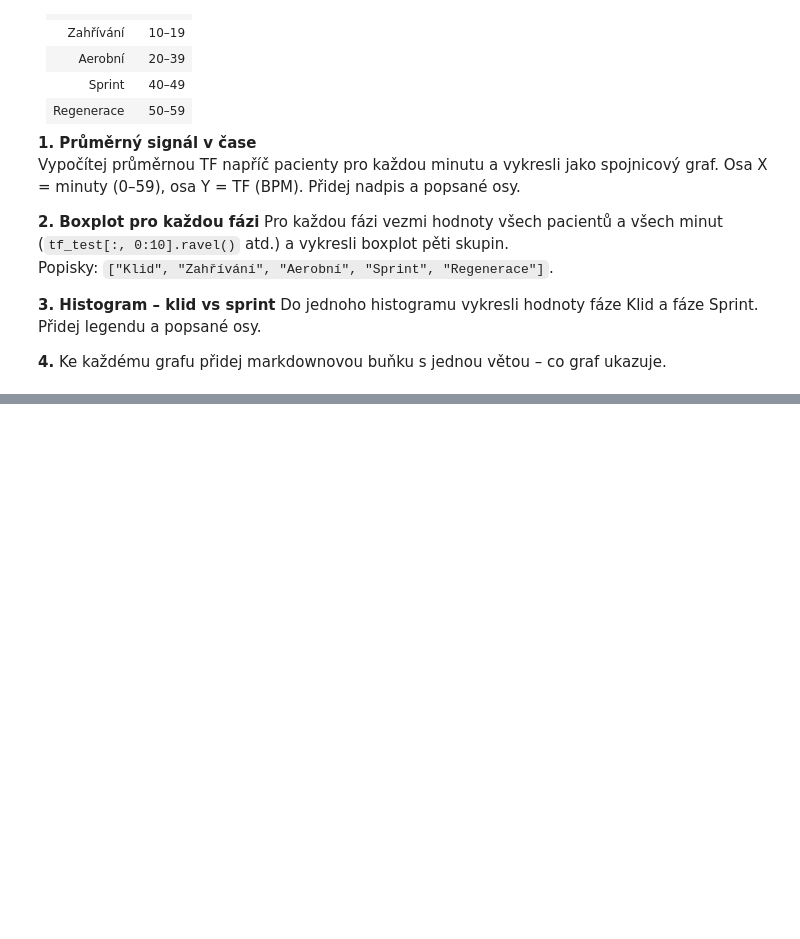
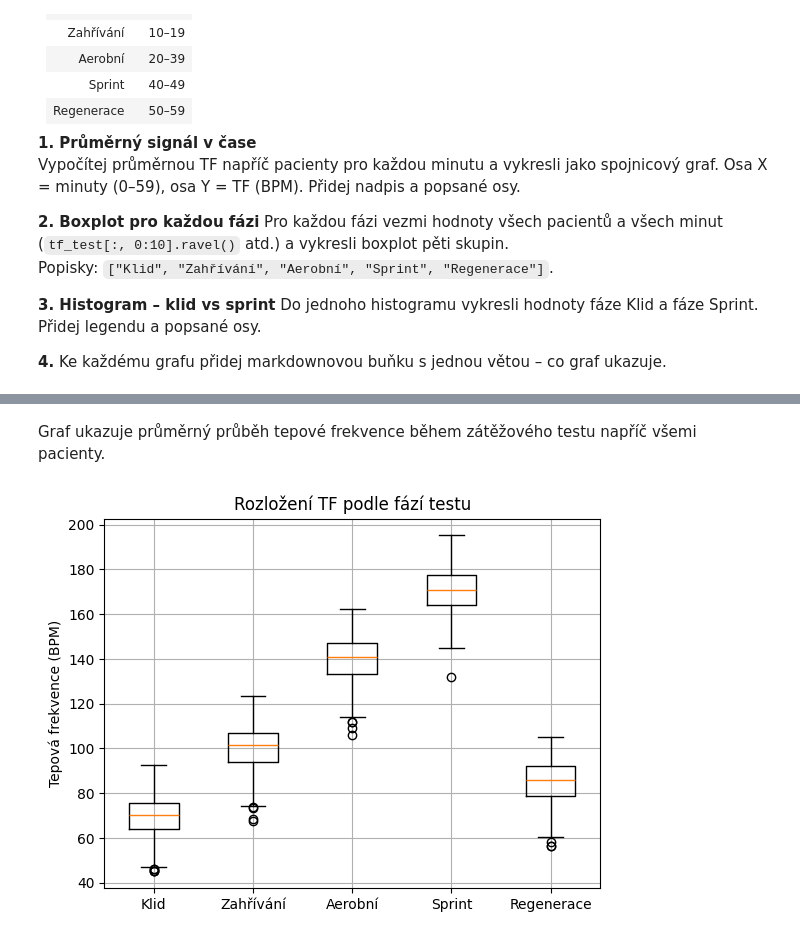
Before and after one commit to anizek/prg_cviceni12, a Jupyter notebook: cviceni_12_matplotlib.ipynb, the cells around one changed output, grey strips where cells are left out. Drawn from its saved outputs; the diff is of its cells as text; code cells hidden in the pictures; blank space fills up the shorter version.

```diff
--- a/cviceni_12_matplotlib.ipynb
+++ b/cviceni_12_matplotlib.ipynb
@@ -228,0 +262,21 @@ faze_labels = ["Klid", "Zahřívání", "Aerobní", "Sprint", "Regenerace"]
+# %% [markdown]
+Graf ukazuje průměrný průběh tepové frekvence během zátěžového testu napříč všemi pacienty.
+# %%
+faze_data = [
+    tf_test[:, 0:10].ravel(),
+    tf_test[:, 10:20].ravel(),
+    tf_test[:, 20:40].ravel(),
+    tf_test[:, 40:50].ravel(),
+    tf_test[:, 50:60].ravel()
+]
+
+faze_labels = ["Klid", "Zahřívání", "Aerobní", "Sprint", "Regenerace"]
+
+plt.figure()
+plt.boxplot(faze_data, tick_labels=faze_labels)
+plt.ylabel("Tepová frekvence (BPM)")
+plt.title("Rozložení TF podle fází testu")
+plt.grid()
+plt.show()
+# %% [output]
+[figure, added]
```
Also changed, not shown: parts of 12 cells of this notebook, 43 other files.
